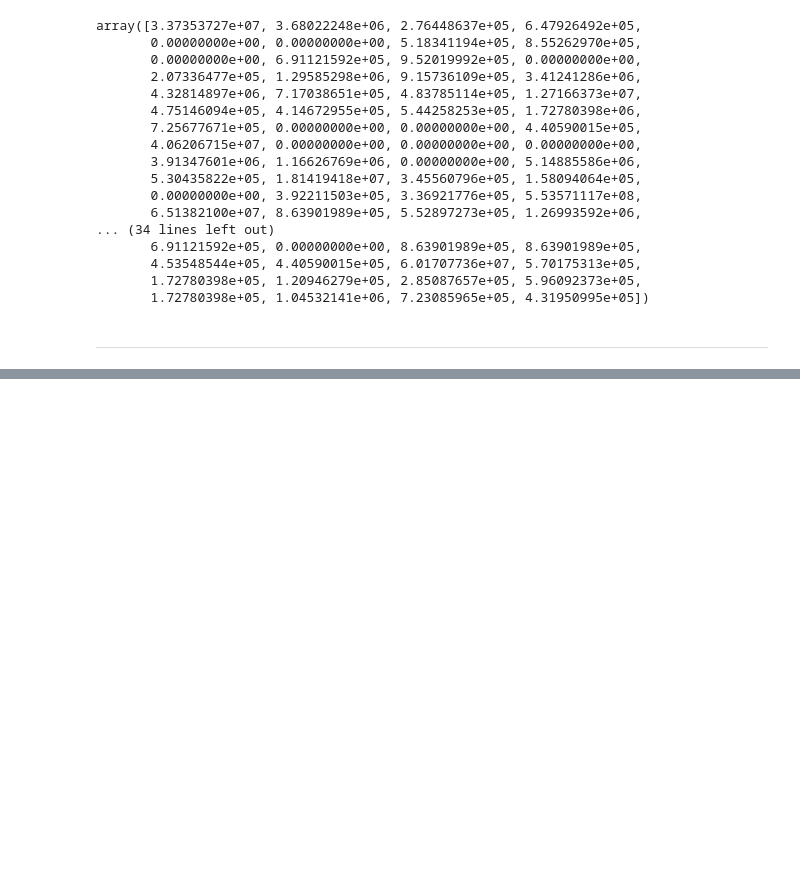
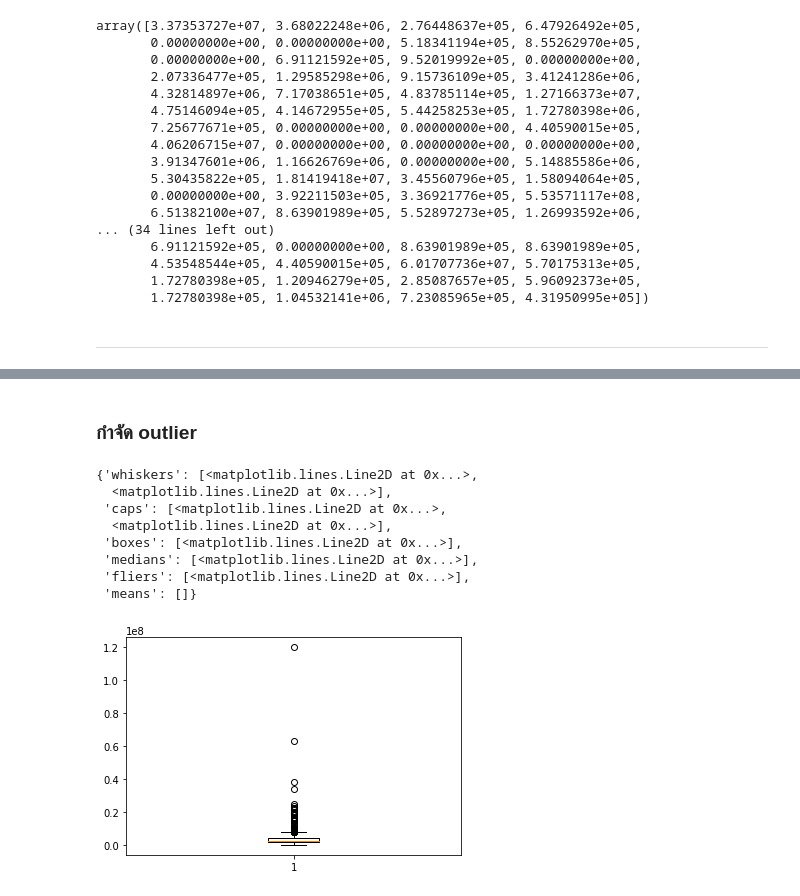
Before and after one commit to NahataiTep/DPDM65, a Jupyter notebook: Final.ipynb, the cells around one changed output, grey strips where cells are left out. Drawn from its saved outputs; the diff is of its cells as text; code cells hidden in the pictures; blank space fills up the shorter version.

```diff
--- a/Final.ipynb
+++ b/Final.ipynb
@@ -308,0 +453,2 @@ array([3.37353727e+07, 3.68022248e+06, 2.76448637e+05, 6.47926492e+05,
+# %%
+Data_f[(Data_f!='ไม่ระบุ') & (Data_f!='ไม่มี')] = 'มี'
@@ -308,0 +465,3 @@ array([3.37353727e+07, 3.68022248e+06, 2.76448637e+05, 6.47926492e+05,
+# %%
+data_qual = pd.concat([Data_d,Data_p,Data_f], axis=1)
+data_qual
@@ -308,0 +484,3 @@ array([3.37353727e+07, 3.68022248e+06, 2.76448637e+05, 6.47926492e+05,
+# %%
+Data3 = pd.concat([data_quan,data_qual,Data1['sell_price']], axis=1)
+Data3
@@ -308,0 +529,3 @@ array([3.37353727e+07, 3.68022248e+06, 2.76448637e+05, 6.47926492e+05,
+# %%
+Data3 = Data3.dropna()
+Data3
@@ -308,0 +546,14 @@ array([3.37353727e+07, 3.68022248e+06, 2.76448637e+05, 6.47926492e+05,
+# %% [markdown]
+### กำจัด outlier
+# %%
+plt.boxplot(Data3['sell_price'])
+# %% [output]
+{'whiskers': [<matplotlib.lines.Line2D at 0x...>,
+  <matplotlib.lines.Line2D at 0x...>],
+ 'caps': [<matplotlib.lines.Line2D at 0x...>,
+  <matplotlib.lines.Line2D at 0x...>],
+ 'boxes': [<matplotlib.lines.Line2D at 0x...>],
+ 'medians': [<matplotlib.lines.Line2D at 0x...>],
+ 'fliers': [<matplotlib.lines.Line2D at 0x...>],
+ 'means': []}
+[figure, added]
```
Also changed, not shown: parts of 78 cells of this notebook.
